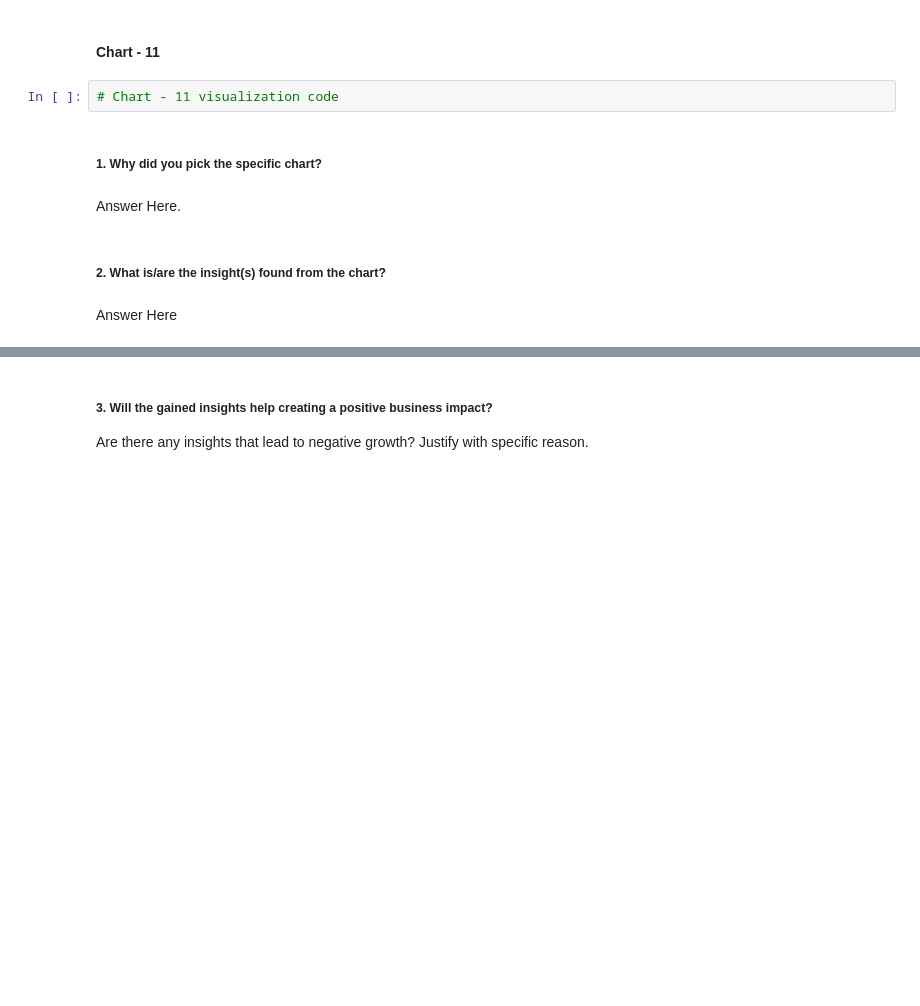
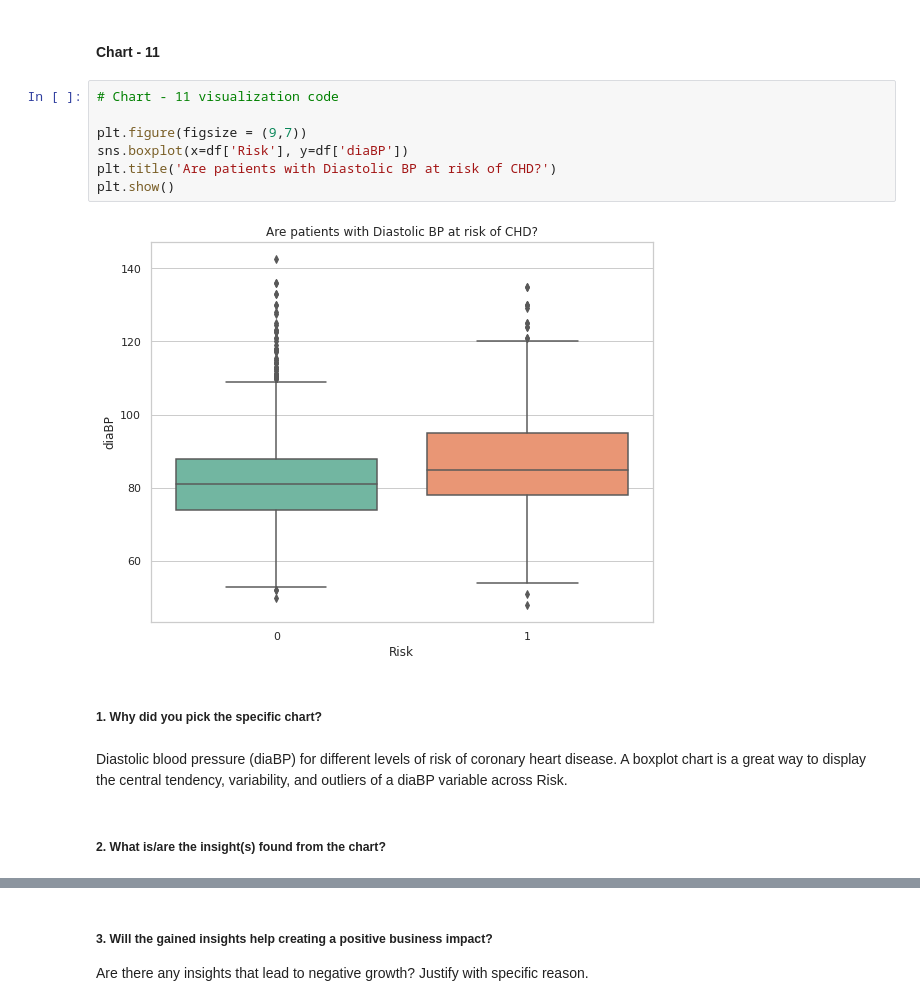
Before and after one commit to Krushikkk/Cardiovascular_Risk_Prediction, a Jupyter notebook: Cardiovascular_Risk_Prediction.ipynb, the cells around one changed output, grey strips where cells are left out. Drawn from its saved outputs; the diff is of its cells as text; blank space fills up the shorter version.

```diff
--- a/Cardiovascular_Risk_Prediction.ipynb
+++ b/Cardiovascular_Risk_Prediction.ipynb
@@ -661,12 +674,17 @@ Answer Here
 # %% [markdown]
 #### Chart - 11
-# %%
-# Chart - 11 visualization code
+# %%
+# Chart - 11 visualization code
+
+plt.figure(figsize = (9,7))
+sns.boxplot(x=df['Risk'], y=df['diaBP'])
+plt.title('Are patients with Diastolic BP at risk of CHD?')
+plt.show()
+# %% [output]
+[figure, added]
 # %% [markdown]
 ##### 1. Why did you pick the specific chart?
-# %% [markdown]
-Answer Here.
+# %% [markdown]
+Diastolic blood pressure (diaBP) for different levels of risk of coronary heart disease. A boxplot chart is a great way to display the central tendency, variability, and outliers of a diaBP variable across Risk.
 # %% [markdown]
 ##### 2. What is/are the insight(s) found from the chart?
-# %% [markdown]
-Answer Here
```
Also changed, not shown: parts of 40 cells of this notebook.
